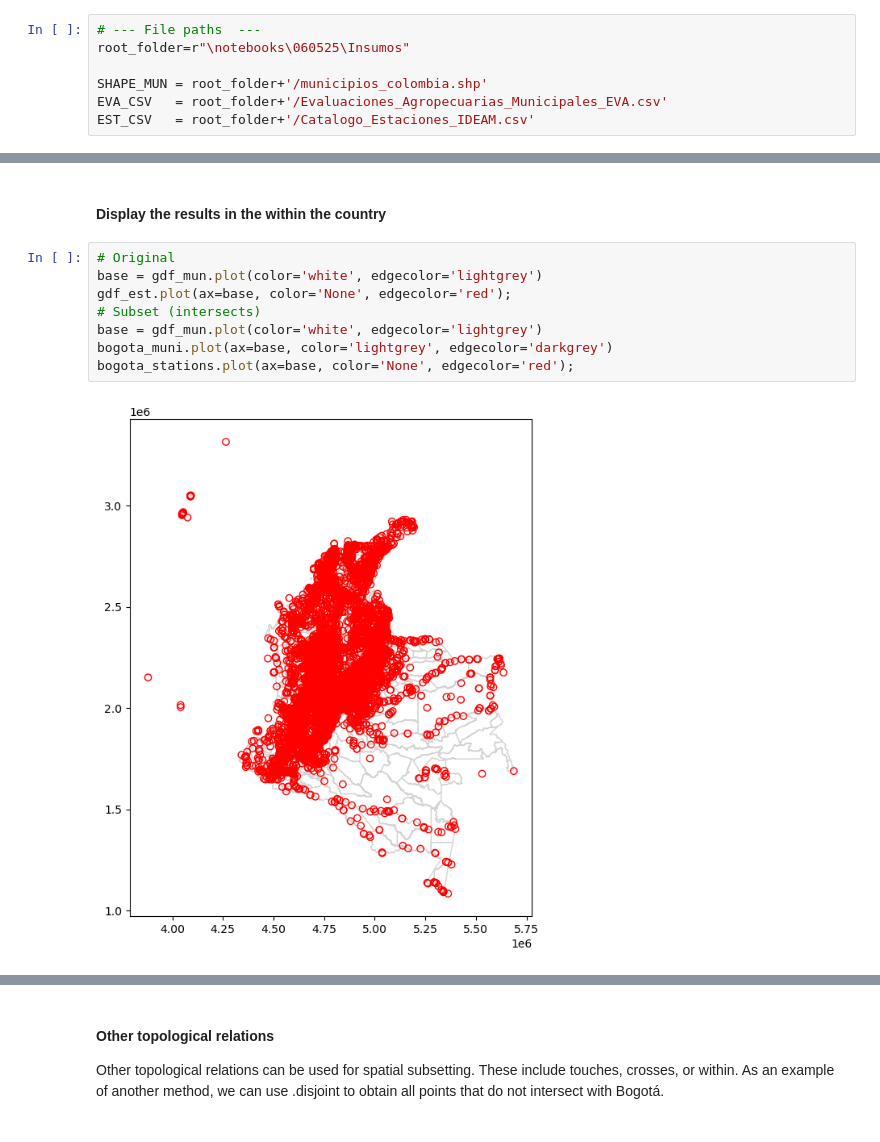
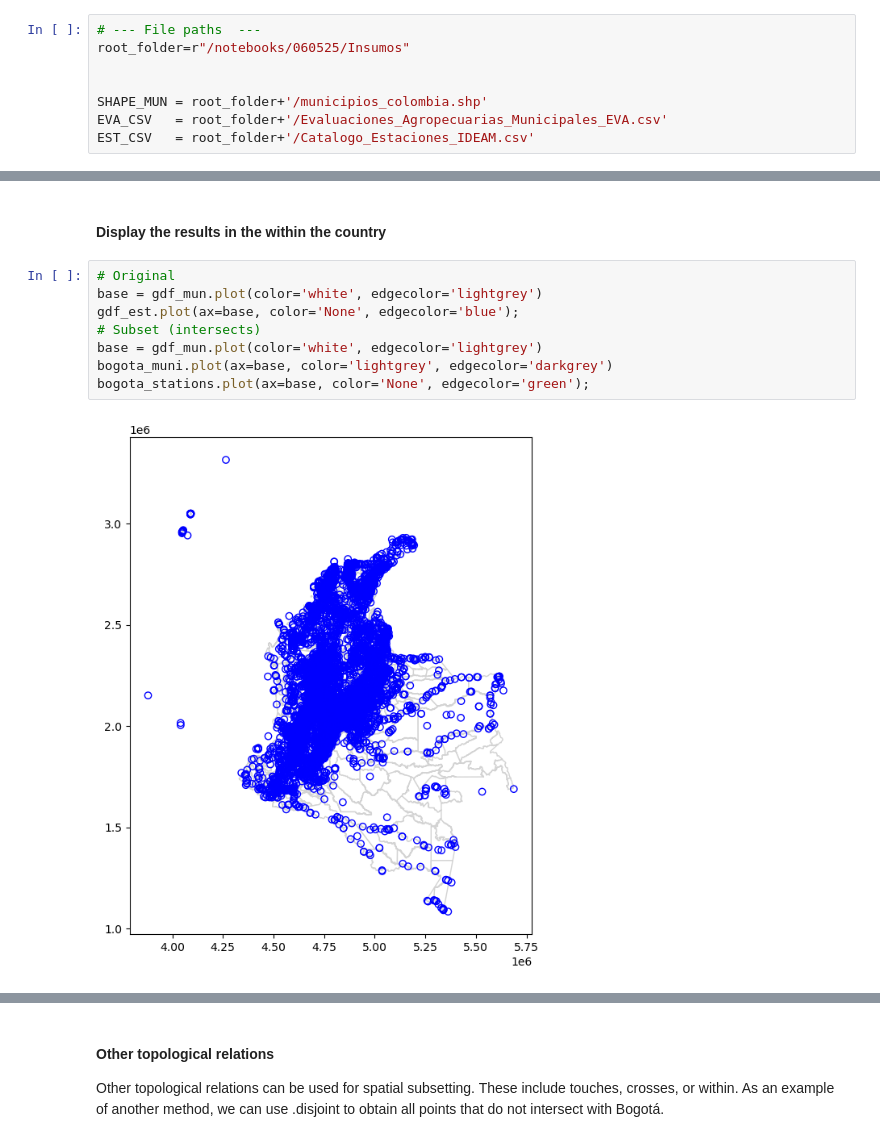
Before and after one commit to PaulaVelozaM/WorkShop-6, a Jupyter notebook: Workshop6_SpatialOpertaions_Vector_Data.ipynb, the cells around one changed output, grey strips where cells are left out. Cells and saved outputs as stored; diff of their text form.

```diff
--- a/Workshop6_SpatialOpertaions_Vector_Data.ipynb
+++ b/Workshop6_SpatialOpertaions_Vector_Data.ipynb
@@ -58,7 +58,8 @@ The EVA table has no coordinates, but we rename its municipality code
 to `cod_mun` for consistency.
 # %%
 # --- File paths  ---
-root_folder=r"\notebooks\060525\Insumos"
+root_folder=r"/notebooks/060525/Insumos"
+
 
 SHAPE_MUN = root_folder+'/municipios_colombia.shp'
 EVA_CSV   = root_folder+'/Evaluaciones_Agropecuarias_Municipales_EVA.csv'
@@ -224,10 +225,10 @@ plt.show()
 # %%
 # Original
 base = gdf_mun.plot(color='white', edgecolor='lightgrey')
-gdf_est.plot(ax=base, color='None', edgecolor='red');
+gdf_est.plot(ax=base, color='None', edgecolor='blue');
 # Subset (intersects)
 base = gdf_mun.plot(color='white', edgecolor='lightgrey')
 bogota_muni.plot(ax=base, color='lightgrey', edgecolor='darkgrey')
-bogota_stations.plot(ax=base, color='None', edgecolor='red');
+bogota_stations.plot(ax=base, color='None', edgecolor='green');
 # %% [output]
-[figure, old version]
+[figure, new version]
```
Also changed, not shown: parts of 1 cell of this notebook.
